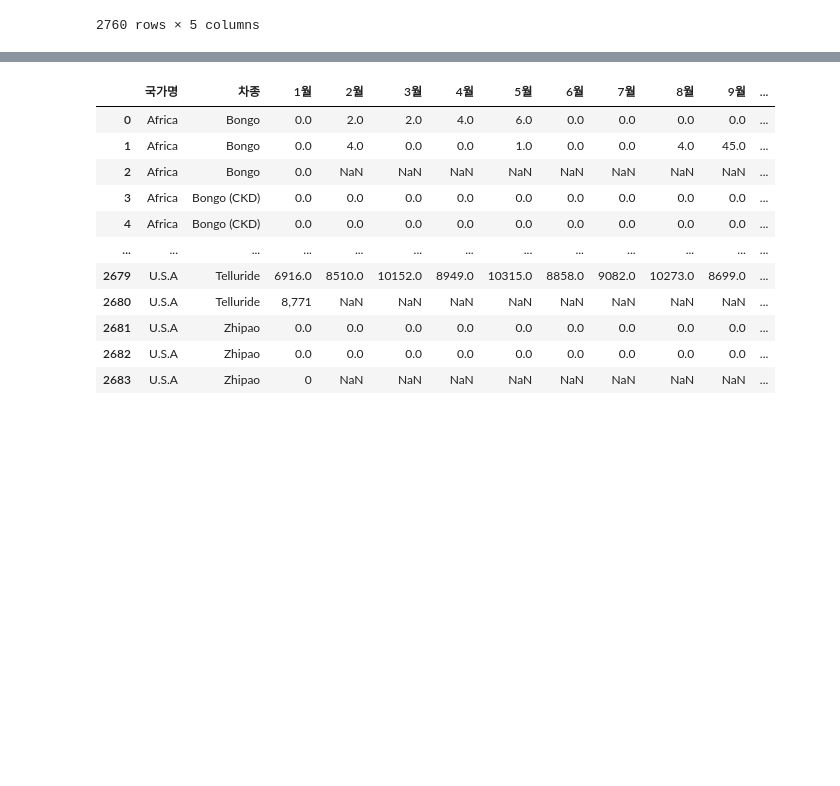
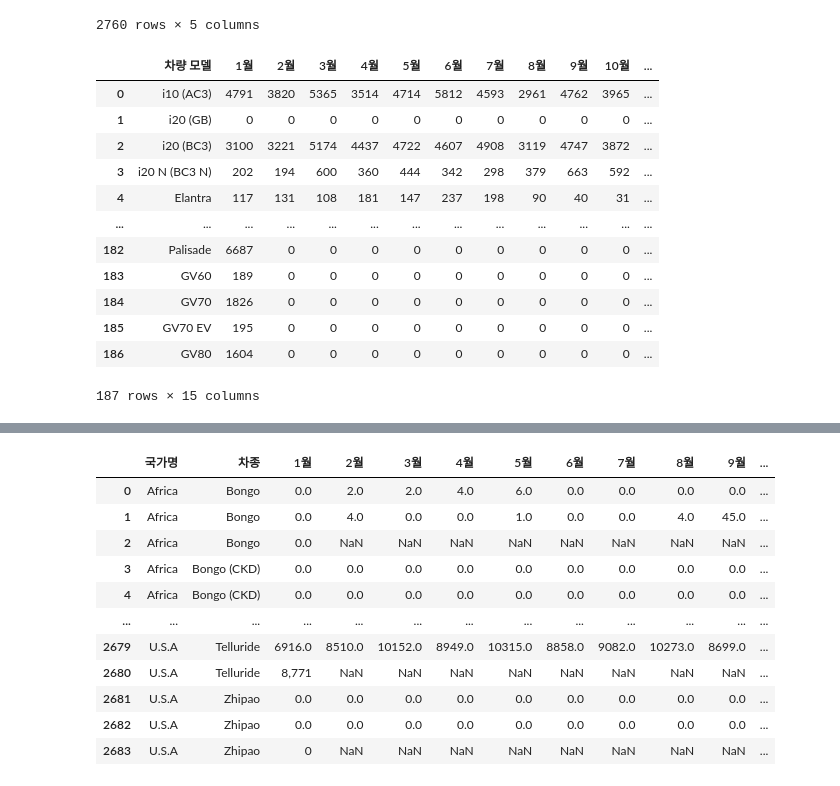
Before and after one commit to Coding-Supremacy/manifest-mini, a Jupyter notebook: yeseul/현대 분석.ipynb, the cells around one changed output, grey strips where cells are left out. Cells and saved outputs as stored; diff of their text form; code cells hidden in the pictures; blank space fills up the shorter version.

```diff
--- a/yeseul/현대 분석.ipynb
+++ b/yeseul/현대 분석.ipynb
@@ -273,3 +277,27 @@ df_melted
 | 2758 | 아시아-기타 | IONIQ5 (NE) | 2025 | 12월 | 0 |
 | 2759 | 아시아-기타 | IONIQ6 (CE) | 2025 | 12월 | 0 |
 2760 rows × 5 columns
+# %%
+df_euus.rename(columns={"국가명":"국가"}, inplace=True)
+# %%
+df_euus.drop(columns=['차량 구분'], inplace=True)
+# %%
+#국가 컬럼의 EU를 유럽으로 변경, US를 미국으로 변경
+df_euus['국가']=df_euus['국가'].replace('EU','서유럽')
+df_euus['국가']=df_euus['국가'].replace('US','북미-미국')
+# %%
+df_euus
+# %% [output]
+|  | 차량 모델 | 1월 | 2월 | 3월 | 4월 | 5월 | 6월 | 7월 | 8월 | 9월 | 10월 | ... |
+| 0 | i10 (AC3) | 4791 | 3820 | 5365 | 3514 | 4714 | 5812 | 4593 | 2961 | 4762 | 3965 | ... |
+| 1 | i20 (GB) | 0 | 0 | 0 | 0 | 0 | 0 | 0 | 0 | 0 | 0 | ... |
+| 2 | i20 (BC3) | 3100 | 3221 | 5174 | 4437 | 4722 | 4607 | 4908 | 3119 | 4747 | 3872 | ... |
+| 3 | i20 N (BC3 N) | 202 | 194 | 600 | 360 | 444 | 342 | 298 | 379 | 663 | 592 | ... |
+| 4 | Elantra | 117 | 131 | 108 | 181 | 147 | 237 | 198 | 90 | 40 | 31 | ... |
+| ... | ... | ... | ... | ... | ... | ... | ... | ... | ... | ... | ... | ... |
+| 182 | Palisade | 6687 | 0 | 0 | 0 | 0 | 0 | 0 | 0 | 0 | 0 | ... |
+| 183 | GV60 | 189 | 0 | 0 | 0 | 0 | 0 | 0 | 0 | 0 | 0 | ... |
+| 184 | GV70 | 1826 | 0 | 0 | 0 | 0 | 0 | 0 | 0 | 0 | 0 | ... |
+| 185 | GV70 EV | 195 | 0 | 0 | 0 | 0 | 0 | 0 | 0 | 0 | 0 | ... |
+| 186 | GV80 | 1604 | 0 | 0 | 0 | 0 | 0 | 0 | 0 | 0 | 0 | ... |
+187 rows × 15 columns
```
Also changed, not shown: parts of 31 cells of this notebook, 58 other files.
